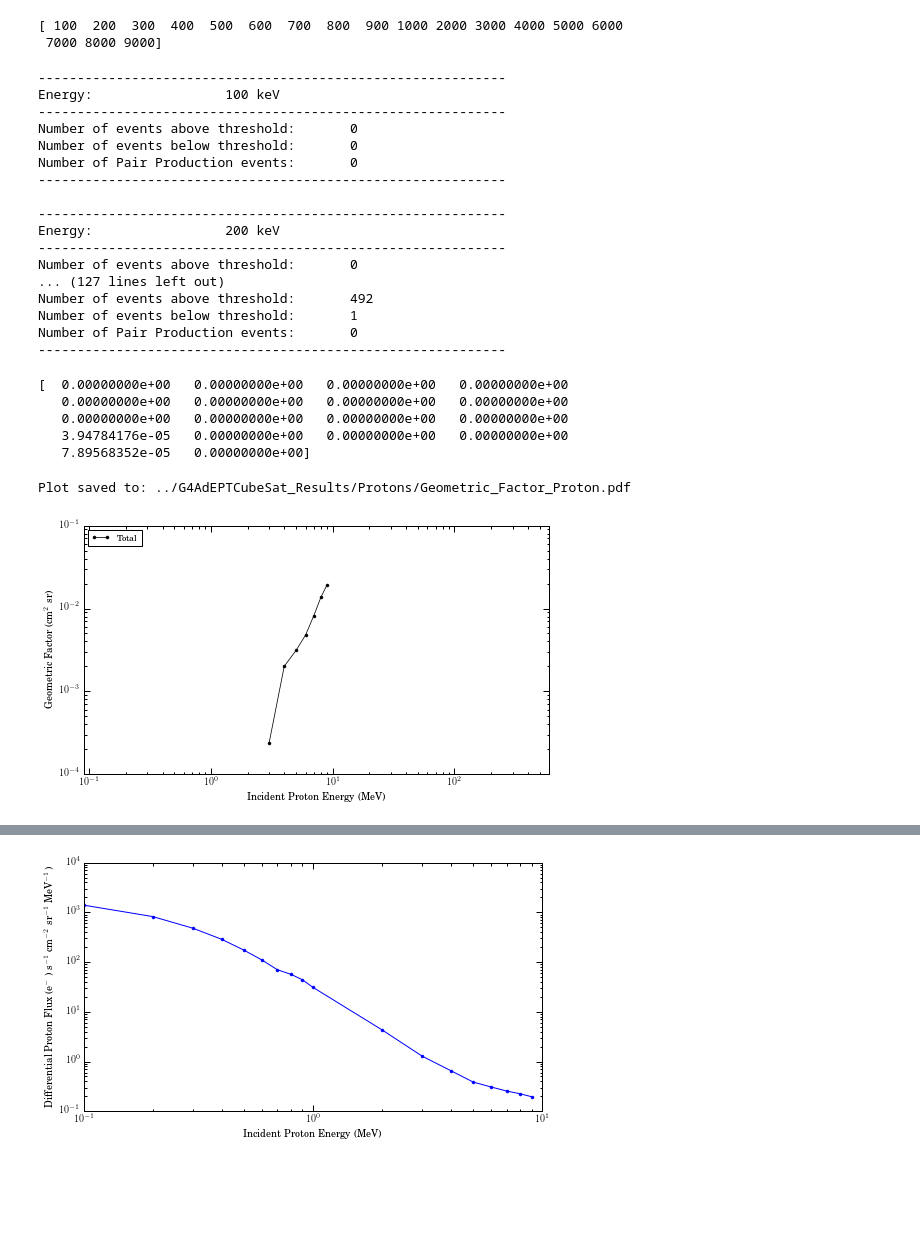
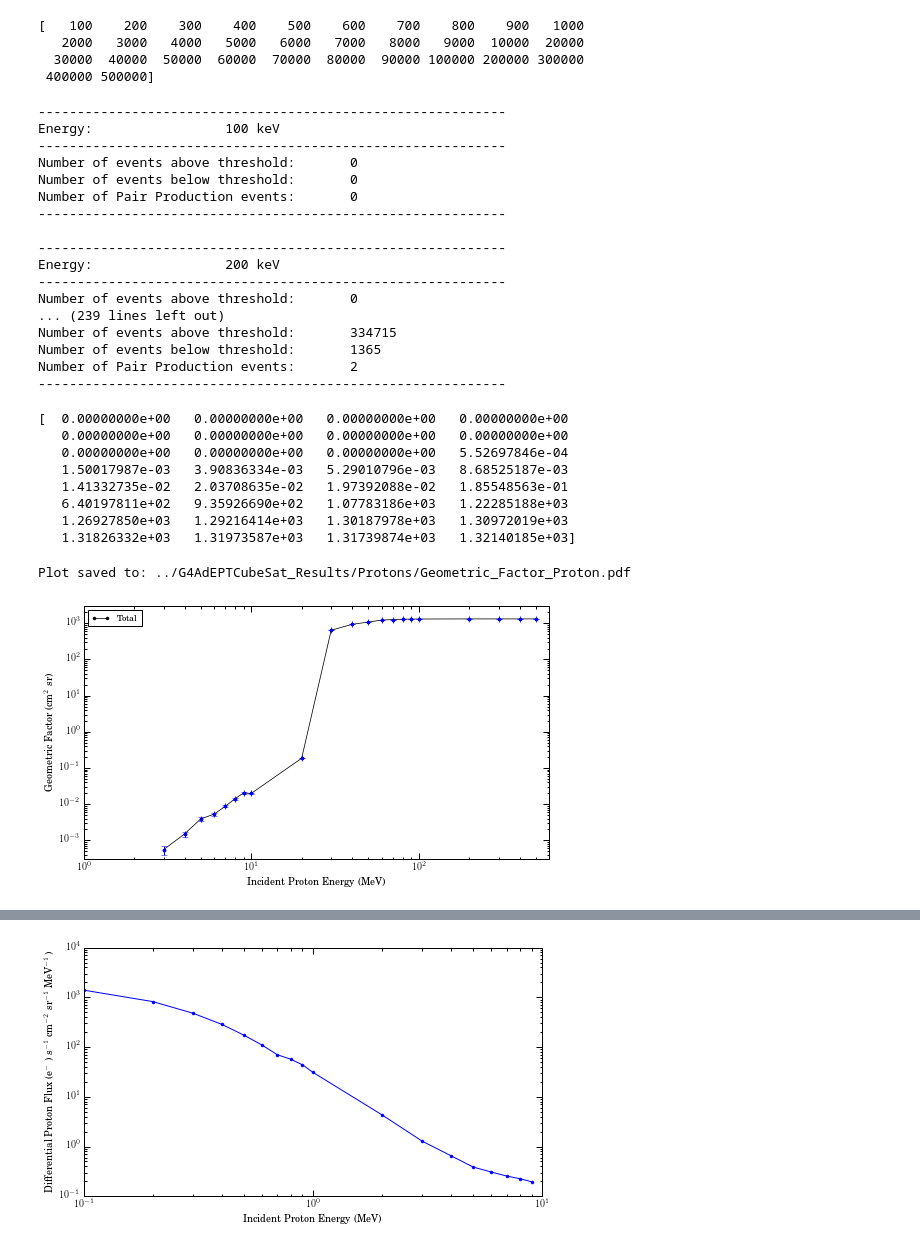
Before and after one commit to mkurnell/G4AdEPTCubeSat-Analysis, a Jupyter notebook: G4AdEPTCubeSat Geometry Factor Protons.ipynb, the cells around one changed output, grey strips where cells are left out. Drawn from its saved outputs; the diff is of its cells as text; code cells hidden in the pictures; blank space fills up the shorter version.

```diff
--- a/G4AdEPTCubeSat Geometry Factor Protons.ipynb
+++ b/G4AdEPTCubeSat Geometry Factor Protons.ipynb
@@ -57,10 +57,10 @@ rcParams.update(params)
 # Energy of incident (input) particles
 InputEnergies = np.array([np.linspace(100,900, num=9, endpoint=True, dtype = int),
                           np.linspace(1000,9000, num=9, endpoint=True, dtype = int),
-#                           np.linspace(10000,90000, num=9, endpoint=True, dtype = int),
+                          np.linspace(10000,90000, num=9, endpoint=True, dtype = int),
                             ]).flatten()
-# for i in range(1,5):
-#     InputEnergies = np.insert(InputEnergies, [i+26], [100000*i])
+for i in range(1,6):
+    InputEnergies = np.insert(InputEnergies, [i+26], [100000*i])
 
 DataFolder = '../G4AdEPTCubeSat_Results/Protons/'
 
@@ -69,8 +69,10 @@ DataFolder = '../G4AdEPTCubeSat_Results/Protons/'
 Thr_Gas = 100.
 print InputEnergies
 # %% [output]
-[ 100  200  300  400  500  600  700  800  900 1000 2000 3000 4000 5000 6000
- 7000 8000 9000]
+[   100    200    300    400    500    600    700    800    900   1000
+   2000   3000   4000   5000   6000   7000   8000   9000  10000  20000
+  30000  40000  50000  60000  70000  80000  90000 100000 200000 300000
+ 400000 500000]
 # %%
 ##########################################################################################
 # Load the simulation data for each input energy
@@ -78,8 +80,10 @@ Data = []
 
 for InputEnergy in InputEnergies:
     # Create data file template from current energy
-    DataFilename = 'proton_' + str(InputEnergy) + 'keV_Nr_100000000_ISO_nt_G4AdEPTCubeSat_t[0-7].csv'
-
+    if InputEnergy <= 9000:
+        DataFilename = 'proton_' + str(InputEnergy) + 'keV_Nr_100000000_ISO_nt_G4AdEPTCubeSat_t[0-7].csv'
+    else:
+        DataFilename = 'proton_' + str(InputEnergy) + 'keV_Nr_1000000_ISO_nt_G4AdEPTCubeSat_t[0-7].csv'
     # Statistics variables for each input energy data
     nPos = 0
     nElec = 0
@@ -160,10 +164,10 @@ Number of Pair Production events:       0
 Energy:                 200 keV
 ------------------------------------------------------------
 Number of events above threshold:       0
-... (127 lines left out)
-Number of events above threshold:       492
-Number of events below threshold:       1
-Number of Pair Production events:       0
+... (239 lines left out)
+Number of events above threshold:       334715
+Number of events below threshold:       1365
+Number of Pair Production events:       2
 ------------------------------------------------------------
 # %%
 ##########################################################################################
@@ -173,11 +177,17 @@ Number of Pair Production events:       0
 
 # Source information (Get this from the Geant4 simulation!!)
 N_R = 100000000.
+N_R_2 = 1000000.
 R = 10.
 
 # Calculate the geometry factors
 G_Pair = Data[:,8]/N_R*4*(np.pi**2)*(R**2)
-G_Total = Data[:,5]/N_R*4*(np.pi**2)*(R**2)
+
+
+G_Total_1 = Data[:18,5]/N_R*4*(np.pi**2)*(R**2)
+G_Total_2 = Data[18:,5]/N_R_2*4*(np.pi**2)*(R**2)
+G_Total = np.array([])
+G_Total = np.append(G_Total_1,G_Total_2)
 
 # Calculate the errors for geometry factors
 err_G_Total = 4*(np.pi**2)*(R**2)*np.sqrt((1-Data[:,5]/N_R)*Data[:,5]/N_R**2)
@@ -187,42 +197,45 @@ err_G_Pair = 4*(np.pi**2)*(R**2)*np.sqrt((1-Data[:,8]/N_R)*Data[:,8]/N_R**2)
 relErr_G_Total = err_G_Total/G_Total
 relErr_G_Pair = err_G_Pair/G_Pair
 
-print G_Pair
+print G_Total
 # %% [output]
 [  0.00000000e+00   0.00000000e+00   0.00000000e+00   0.00000000e+00
    0.00000000e+00   0.00000000e+00   0.00000000e+00   0.00000000e+00
-   0.00000000e+00   0.00000000e+00   0.00000000e+00   0.00000000e+00
-   3.94784176e-05   0.00000000e+00   0.00000000e+00   0.00000000e+00
-   7.89568352e-05   0.00000000e+00]
+   0.00000000e+00   0.00000000e+00   0.00000000e+00   5.52697846e-04
+   1.50017987e-03   3.90836334e-03   5.29010796e-03   8.68525187e-03
+   1.41332735e-02   2.03708635e-02   1.97392088e-02   1.85548563e-01
+   6.40197811e+02   9.35926690e+02   1.07783186e+03   1.22285188e+03
+   1.26927850e+03   1.29216414e+03   1.30187978e+03   1.30972019e+03
+   1.31826332e+03   1.31973587e+03   1.31739874e+03   1.32140185e+03]
 # %%
 ##########################################################################################
 # Plot the Geometry Factor over a range of particle energies
 figG, axG = plt.subplots(1,1)
 
 plt.loglog(Data[:,0]/1000., G_Total, 'k.-', linewidth=0.75, label="Total")
 # plt.loglog(Data[:,0]/1000., G_Pair, 'b.-', linewidth=0.75, label="Pair Production")
-# plt.errorbar(Data[:,0]/1000., G_Pair, xerr=0, yerr=err_G_Pair, fmt='.')
+plt.errorbar(Data[:,0]/1000., G_Total, xerr=0, yerr=err_G_Total, fmt='.')
 
 # Figure Properties
 axG.set_ylabel(r'Geometric Factor (cm$^2$ sr)')
 axG.set_xlabel('Incident Proton Energy (MeV)')
-# axG.set_ylim(0.01, 2000.)
-axG.set_xlim(0.09, 600)
+axG.set_ylim(3e-4, 3e3)
+axG.set_xlim(1, 600)
 
 axG.legend(loc='upper left')
 
 # Tight Layout
 plt.tight_layout()
 
 # Save the figure
 file_figG = 'Geometric_Factor_Proton.pdf'
 plt.savefig(DataFolder + file_figG, bbox_inches="tight")
 print 'Plot saved to: ' + (DataFolder+file_figG)
 
 # Show the figure
 # %% [output]
 Plot saved to: ../G4AdEPTCubeSat_Results/Protons/Geometric_Factor_Proton.pdf
-[figure, old version]
+[figure, new version]
 # %%
 ##########################################################################################
 # Plot the error in the Geometry Factor over a range of particle energies
```
Also changed, not shown: parts of 1 cell of this notebook, 4 other files.
